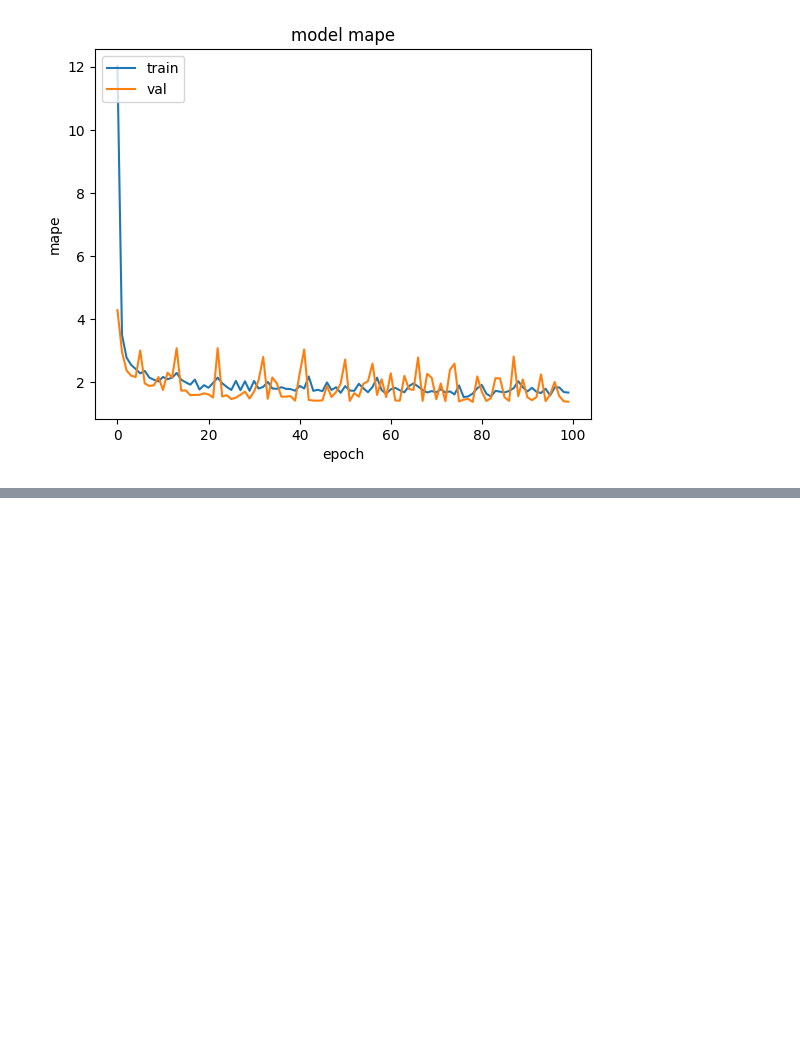
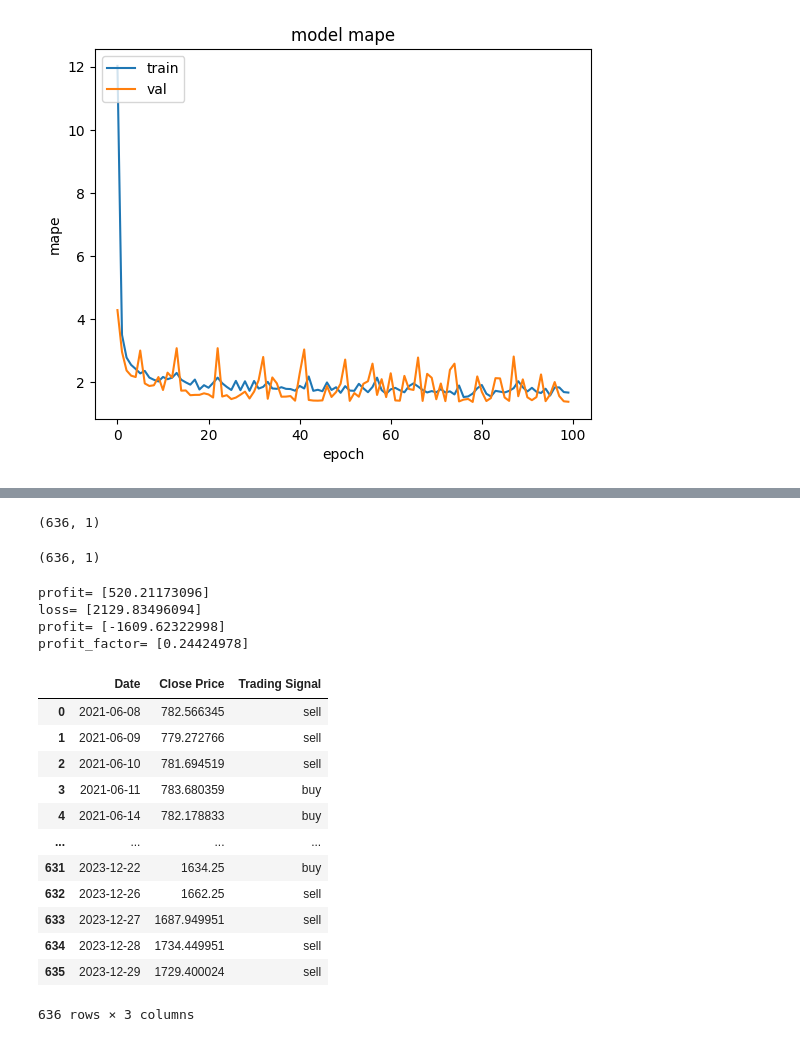
Before and after one commit to vedant2423/data-analysis-with-technical-indicators, a Jupyter notebook: nifty_sensex_close_data/neural network/new_nn_mm.ipynb, the cells around one changed output, grey strips where cells are left out. Drawn from its saved outputs; the diff is of its cells as text; code cells hidden in the pictures; blank space fills up the shorter version.

```diff
--- a/nifty_sensex_close_data/neural network/new_nn_mm.ipynb
+++ b/nifty_sensex_close_data/neural network/new_nn_mm.ipynb
@@ -251,0 +235,65 @@ array([[ 776.814  ],
+# %%
+new_data.shape
+# %% [output]
+(636, 1)
+# %%
+new_data.shape
+# %% [output]
+(636, 1)
+# %%
+bs=test_pred-new_data
+bs
+#profit and loss
+def profit_loss(bs):
+    n=len(bs)
+    profit=0
+    loss=0
+    for i in range(n-1):
+        if bs[i]>0:
+            profit=profit+bs[i]
+        else:
+            loss=loss-bs[i]
+    return profit,loss
+
+profit,loss =profit_loss(bs)
+profit_factor=profit/loss
+
+print('profit=',profit)
+print('loss=',loss)
+
+print('profit=',profit-loss)
+print('profit_factor=',profit_factor)
+# %% [output]
+profit= [520.21173096]
+loss= [2129.83496094]
+profit= [-1609.62322998]
+profit_factor= [0.24424978]
+# %%
+signal=np.array([])
+
+for i in range(len(bs)):
+    if bs[i]>0:
+        signal=np.append(signal,'buy')
+    else:
+        signal=np.append(signal,'sell')
+
+signal.reshape(len(signal),1)
+df_out = df[['Date', 'M&M.NS_close']]
+df_out_arr = df_out.to_numpy()
+trading_signal = np.column_stack((df_out_arr[y:],signal))
+trading_signal_df = pd.DataFrame(trading_signal, columns=['Date', 'Close Price', 'Trading Signal'])
+trading_signal_df
+# %% [output]
+|  | Date | Close Price | Trading Signal |
+| 0 | 2021-06-08 | 782.566345 | sell |
+| 1 | 2021-06-09 | 779.272766 | sell |
+| 2 | 2021-06-10 | 781.694519 | sell |
+| 3 | 2021-06-11 | 783.680359 | buy |
+| 4 | 2021-06-14 | 782.178833 | buy |
+| ... | ... | ... | ... |
+| 631 | 2023-12-22 | 1634.25 | buy |
+| 632 | 2023-12-26 | 1662.25 | sell |
+| 633 | 2023-12-27 | 1687.949951 | sell |
+| 634 | 2023-12-28 | 1734.449951 | sell |
+| 635 | 2023-12-29 | 1729.400024 | sell |
+636 rows × 3 columns
```
Also changed, not shown: parts of 4 cells of this notebook, 1 other file.
